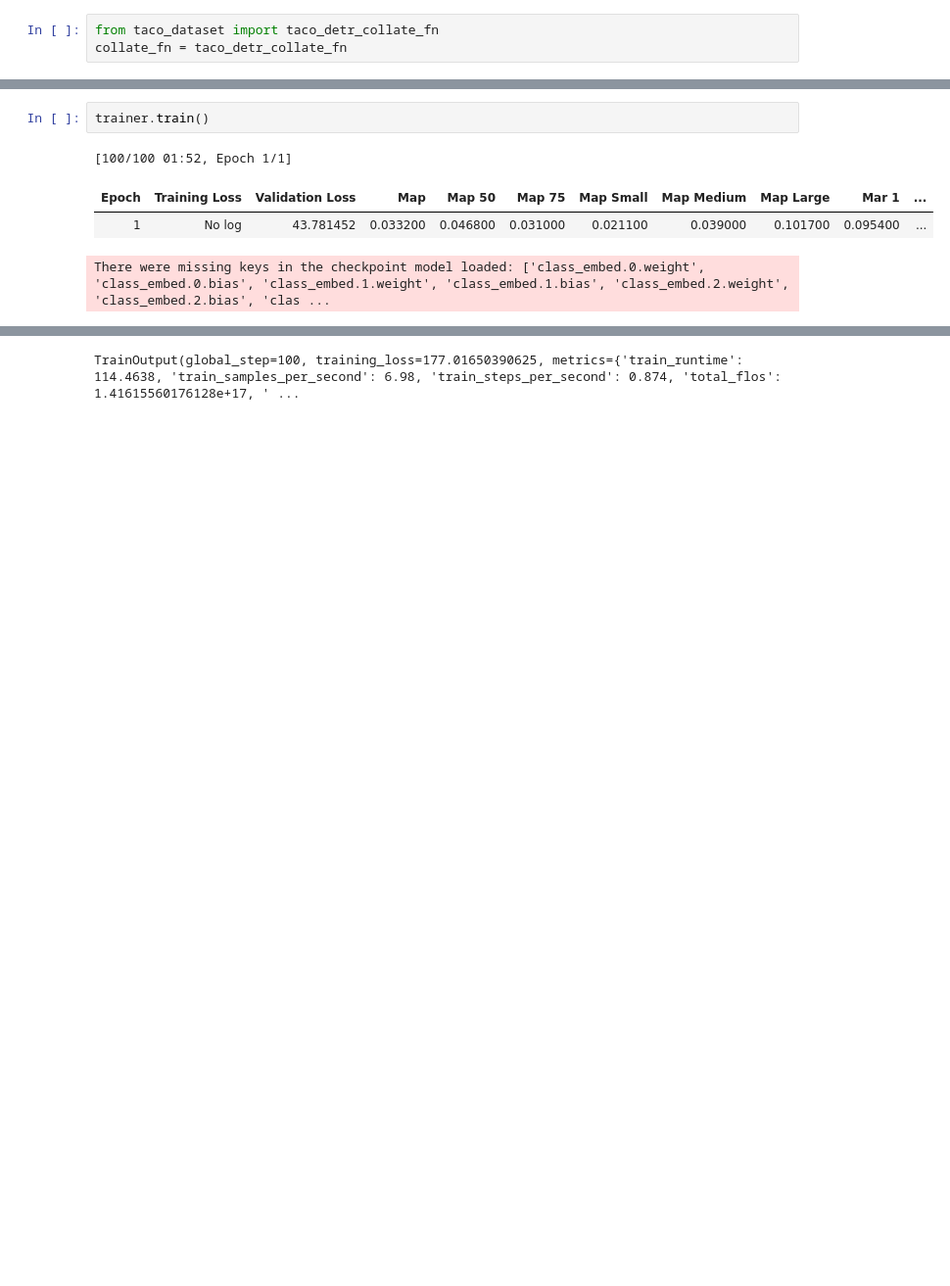
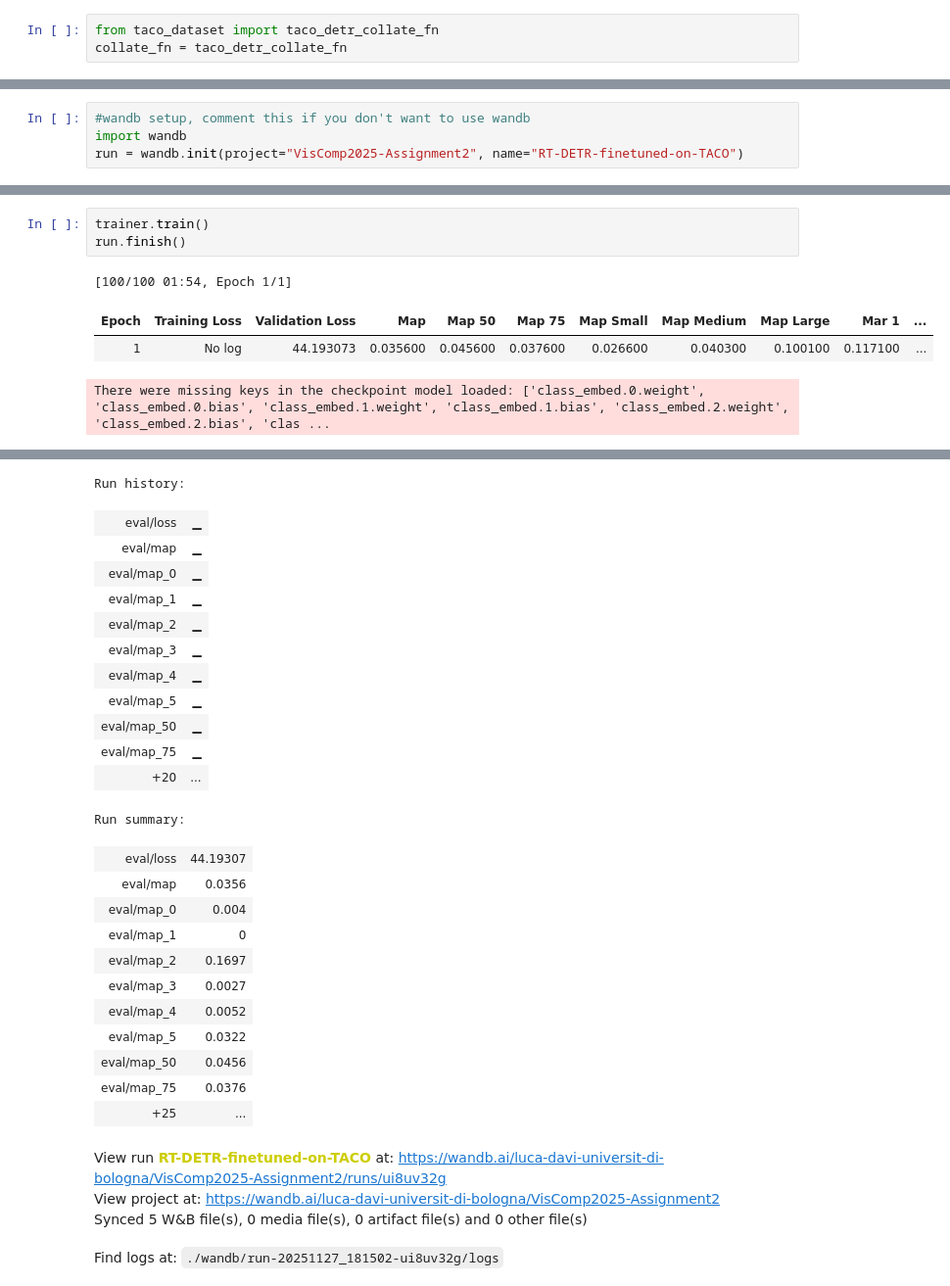
Before and after one commit to lucadavii/VisComp2025, a Jupyter notebook: Assignment2/task2-2.ipynb, the cells around one changed output, grey strips where cells are left out. Shown at 98% size. Cells and saved outputs as stored; diff of their text form; blank space fills up the shorter version.

Commit message:
rig for wandb

```diff
--- a/Assignment2/task2-2.ipynb
+++ b/Assignment2/task2-2.ipynb
@@ -599,0 +616,4 @@ trainer = Trainer(
+# %%
+#wandb setup, comment this if you don't want to use wandb
+import wandb
+run = wandb.init(project="VisComp2025-Assignment2", name="RT-DETR-finetuned-on-TACO")
@@ -600,7 +634,8 @@ trainer = Trainer(
 # %%
 trainer.train()
+run.finish()
 # %% [output]
-[100/100 01:52, Epoch 1/1]
+[100/100 01:54, Epoch 1/1]
 | Epoch | Training Loss | Validation Loss | Map | Map 50 | Map 75 | Map Small | Map Medium | Map Large | Mar 1 | ... |
-| 1 | No log | 43.781452 | 0.033200 | 0.046800 | 0.031000 | 0.021100 | 0.039000 | 0.101700 | 0.095400 | ... |
+| 1 | No log | 44.193073 | 0.035600 | 0.045600 | 0.037600 | 0.026600 | 0.040300 | 0.100100 | 0.117100 | ... |
 There were missing keys in the checkpoint model loaded: ['class_embed.0.weight', 'class_embed.0.bias', 'class_embed.1.weight', 'class_embed.1.bias', 'class_embed.2.weight', 'class_embed.2.bias', 'clas ...
@@ -607 +643,28 @@ There were missing keys in the checkpoint model loaded: ['class_embed.0.weight',
-TrainOutput(global_step=100, training_loss=177.01650390625, metrics={'train_runtime': 114.4638, 'train_samples_per_second': 6.98, 'train_steps_per_second': 0.874, 'total_flos': 1.41615560176128e+17, ' ...
+Run history:
+| eval/loss | ▁ |
+| eval/map | ▁ |
+| eval/map_0 | ▁ |
+| eval/map_1 | ▁ |
+| eval/map_2 | ▁ |
+| eval/map_3 | ▁ |
+| eval/map_4 | ▁ |
+| eval/map_5 | ▁ |
+| eval/map_50 | ▁ |
+| eval/map_75 | ▁ |
+| +20 | ... |
+Run summary:
+| eval/loss | 44.19307 |
+| eval/map | 0.0356 |
+| eval/map_0 | 0.004 |
+| eval/map_1 | 0 |
+| eval/map_2 | 0.1697 |
+| eval/map_3 | 0.0027 |
+| eval/map_4 | 0.0052 |
+| eval/map_5 | 0.0322 |
+| eval/map_50 | 0.0456 |
+| eval/map_75 | 0.0376 |
+| +25 | ... |
+View run RT-DETR-finetuned-on-TACO at: https://wandb.ai/luca-davi-universit-di-bologna/VisComp2025-Assignment2/runs/ui8uv32g
+View project at: https://wandb.ai/luca-davi-universit-di-bologna/VisComp2025-Assignment2
+Synced 5 W&B file(s), 0 media file(s), 0 artifact file(s) and 0 other file(s)
+Find logs at: ./wandb/run-20251127_181502-ui8uv32g/logs
```
Also changed, not shown: parts of 13 cells of this notebook, 2 other files.
